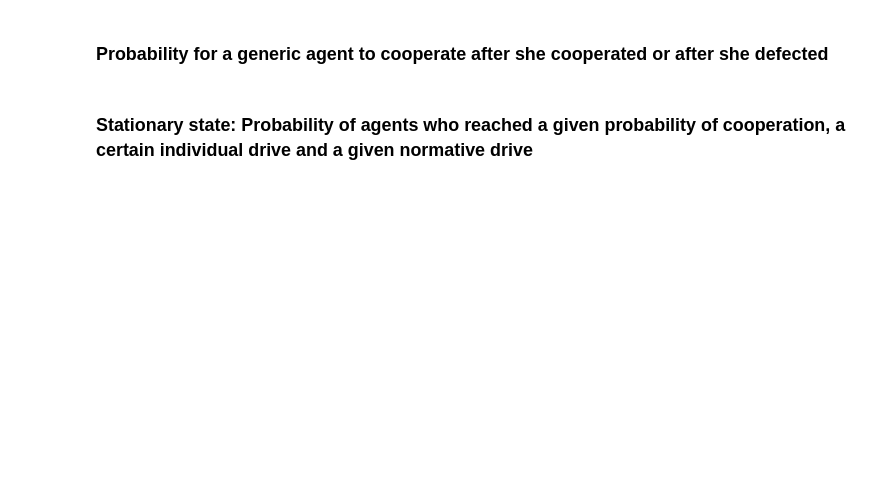
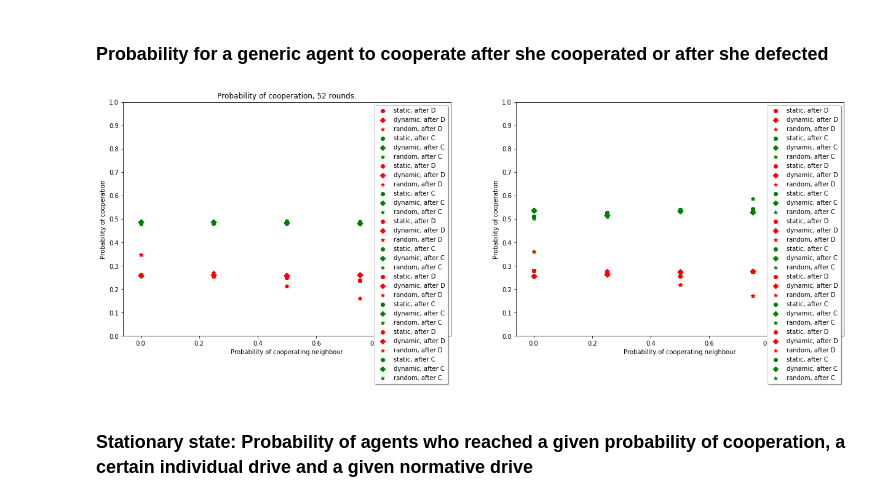
Before and after one commit to BeanOfChaos/infof409-RARL, a Jupyter notebook: EWANP_PrisonersDilemma.ipynb, the cells around one changed output. Saved outputs shown, nothing was run; the diff lists cells and outputs as text; code cells hidden in the pictures; blank space fills up the shorter version.

Commit message:
weird overcharged C1 plot

```diff
--- a/EWANP_PrisonersDilemma.ipynb
+++ b/EWANP_PrisonersDilemma.ipynb
@@ -137,6 +145,8 @@ dN_dyn = np.zeros((N,n))          # array to store the norm salience for each pl
 cooperation_dyn = np.zeros(n)     # counter for the cooperation over time
 D_tp1_dyn = np.add(D_0,np.zeros(N))    # array to store the drive, initialised to D_0
 P_tp1_dyn = np.zeros(N)                # array to store the cooperation probability for each player
+succ_dyn = np.zeros((2,5,2))
+succ_dyn_52 = None
 
 for t in range(n):
     if t == 0 :
@@ -146,7 +156,9 @@ for t in range(n):
         # re-shuffle players
         shuffle([A_dyn, D_tp1_dyn, P_tp1_dyn])
         # update actions for each agent
-        updateActions(25, A_dyn, P_tp1_dyn)
+        updateActions(25, A_dyn, P_tp1_dyn, succ_dyn)
+    if t == 52:
+        succ_dyn_52 = np.copy(succ_dyn)
     # count cooperation
     cooperation_dyn[t] = (N - sum(A_dyn))/N
     # update parameters for each agent
@@ -187,7 +199,7 @@ def simulate_play(index, pop, adjmat, val="C"):
         score += payoffs[val][pop[other]]
     return score
 # %%
-def update(pop, drive, adjmat, dI, dN, it):
+def update(pop, drive, adjmat, dI, dN, it, successive):
     updated_pop = np.empty_like(pop)
     for i in range(pop.size):
         Ot = sum([pop[j] == 0 for j in adjmat[i]])
@@ -202,4 +214,6 @@ def update(pop, drive, adjmat, dI, dN, it):
             updated_pop[i] = 0
         else:
             updated_pop[i] = 1
+        Ot = sum([pop[j] == 0 for j in adjmat[i]])
+        successive[pop[i], Ot, updated_pop[i]] += 1
     return updated_pop
@@ -206,9 +222,10 @@ def update(pop, drive, adjmat, dI, dN, it):
 # %%
 cooperation_rand = np.zeros(n)
-pop, drive, adjmat = generate_net()
 cooperation_rand[0] = (N - sum(pop))/N
 dI_rand = np.zeros((N,n))                      # array to store the individual drive for each player
 dN_rand = np.zeros((N,n))                      # array to store the norm salience for each player
+succ_rand = np.zeros((2,5,2))
+succ_rand_52 = None
 
 for i in range(pop.size):
     Ot = sum([pop[j] == 0 for j in adjmat[i]])
@@ -221,7 +238,8 @@ for i in range(pop.size):
     drive[i] = drive[i] * (1 - alpha) + dit + h * dnt
 
 for t in range(1, n):
-    pop = update(pop, drive, adjmat, dI_rand, dN_rand, t)
+    pop = update(pop, drive, adjmat, dI_rand, dN_rand, t, succ_rand)
     cooperation_rand[t] = (N - sum(pop))/N
-
+    if t == 52:
+        succ_rand_52 = np.copy(succ_rand)
 P_tp1_rand = softmax(drive, beta)
@@ -323,5 +323,38 @@ fig.savefig('plots/prob_cooperation.png')
 # %% [markdown]
 ### Probability for a generic agent to cooperate after she cooperated or after she defected
+# %%
+xs = [0, 0.25, 0.5, 0.75, 1]
+
+fig, (ax1, ax2) = plt.subplots(1,2, figsize=(21,7))
+
+for i in range(5):
+    ax1.title.set_text("Probability of cooperation, 1000 rounds.")
+    ax1.scatter(xs, [succ_stat[1, int(j*4), 0]/(succ_stat[1,int(j*4),0] + succ_stat[1,int(j*4),1]) for j in xs], marker="o", color="red", label="static, after D")
+    ax1.scatter(xs, [succ_dyn[1, int(j*4), 0]/(succ_dyn[1, int(j*4), 0] + succ_dyn[1, int(j*4), 1]) for j in xs], marker="D", color="red", label="dynamic, after D")
+    ax1.scatter(xs, [succ_rand[1, int(j*4), 0]/(succ_rand[1, int(j*4), 0] + succ_rand[1, int(j*4), 1]) for j in xs], marker="*", color="red", label="random, after D")
+    ax1.scatter(xs, [succ_stat[0, int(j*4), 0]/(succ_stat[0, int(j*4), 0] + succ_stat[0, int(j*4), 1]) for j in xs], marker="o", color="green", label="static, after C")
+    ax1.scatter(xs, [succ_dyn[0, int(j*4), 0]/(succ_dyn[0, int(j*4), 0] + succ_dyn[0, int(j*4), 1]) for j in xs], marker="D", color="green", label="dynamic, after C")
+    ax1.scatter(xs, [succ_rand[0, int(j*4), 0]/(succ_rand[0, int(j*4), 0] + succ_rand[0, int(j*4), 1]) for j in xs], marker="*", color="green", label="random, after C")
+    ax1.set_xlabel("Probability of cooperating neighbour")
+    ax1.set_ylabel("Probability of cooperation")
+    ax1.set_yticks(np.arange(0, 1.1, 0.1))
+    ax1.legend(shadow=True, fancybox=True)
+
+for i in range(5):
+    ax1.title.set_text("Probability of cooperation, 52 rounds.")
+    ax2.scatter(xs, [succ_stat_52[1, int(j*4), 0]/(succ_stat_52[1,int(j*4),0] + succ_stat_52[1,int(j*4),1]) for j in xs], marker="o", color="red", label="static, after D")
+    ax2.scatter(xs, [succ_dyn_52[1, int(j*4), 0]/(succ_dyn_52[1, int(j*4), 0] + succ_dyn_52[1, int(j*4), 1]) for j in xs], marker="D", color="red", label="dynamic, after D")
+    ax2.scatter(xs, [succ_rand_52[1, int(j*4), 0]/(succ_rand_52[1, int(j*4), 0] + succ_rand_52[1, int(j*4), 1]) for j in xs], marker="*", color="red", label="random, after D")
+    ax2.scatter(xs, [succ_stat_52[0, int(j*4), 0]/(succ_stat_52[0, int(j*4), 0] + succ_stat_52[0, int(j*4), 1]) for j in xs], marker="o", color="green", label="static, after C")
+    ax2.scatter(xs, [succ_dyn_52[0, int(j*4), 0]/(succ_dyn_52[0, int(j*4), 0] + succ_dyn_52[0, int(j*4), 1]) for j in xs], marker="D", color="green", label="dynamic, after C")
+    ax2.scatter(xs, [succ_rand_52[0, int(j*4), 0]/(succ_rand_52[0, int(j*4), 0] + succ_rand_52[0, int(j*4), 1]) for j in xs], marker="*", color="green", label="random, after C")
+    ax2.set_xlabel("Probability of cooperating neighbour")
+    ax2.set_ylabel("Probability of cooperation")
+    ax2.set_yticks(np.arange(0, 1.1, 0.1))
+    ax2.legend(shadow=True, fancybox=True)
+fig.show()
+# %% [output]
+[figure, added]
 # %% [markdown]
 ### Stationary state: Probability of agents who reached a given probability of cooperation, a certain individual drive and a given normative drive
 # %%
```
Also changed, not shown: parts of 7 cells of this notebook.
